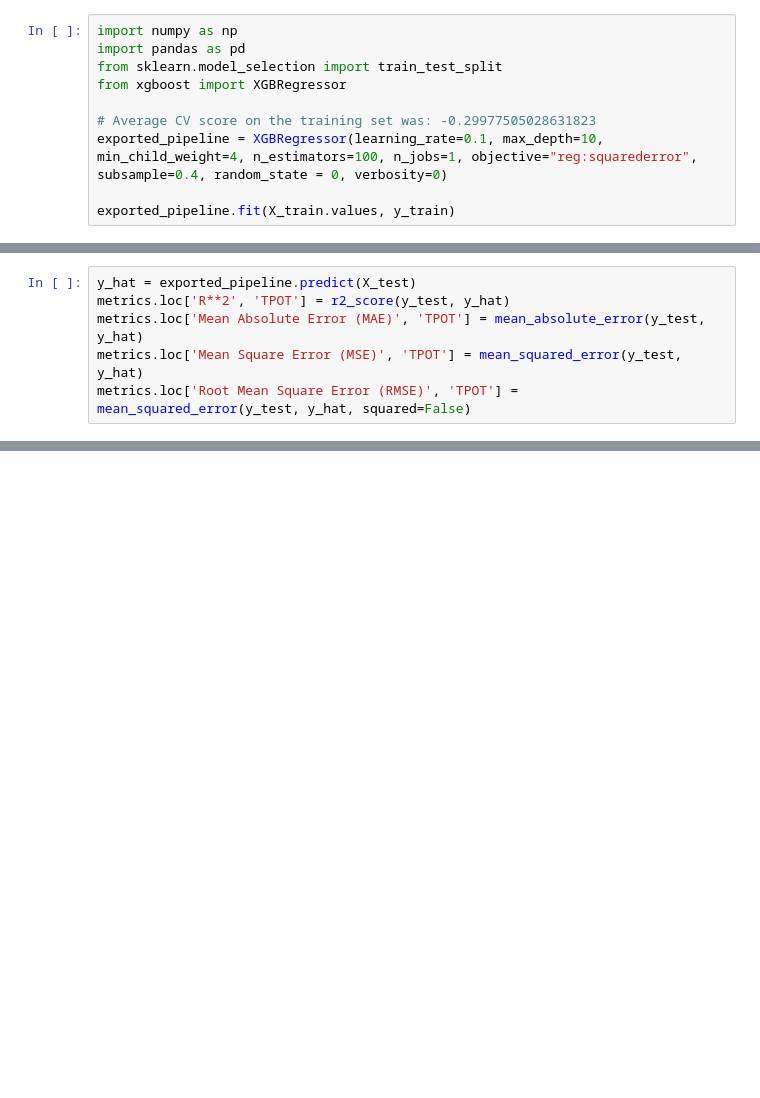
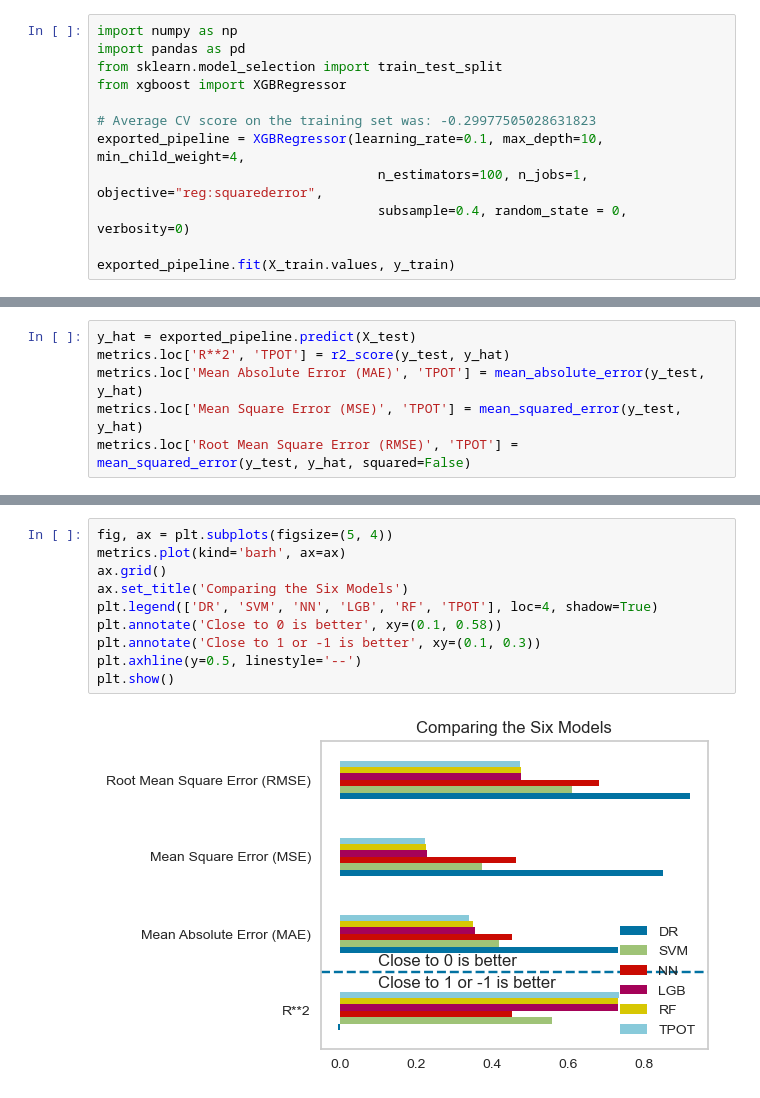
Before and after one commit to dmulysses/ml-regression-pkbhx, a Jupyter notebook: ml-regression-pkbhx.ipynb, the cells around one changed output, grey strips where cells are left out. Drawn from its saved outputs; the diff is of its cells as text; blank space fills up the shorter version.

```diff
--- a/ml-regression-pkbhx.ipynb
+++ b/ml-regression-pkbhx.ipynb
@@ -368,7 +368,9 @@ from sklearn.model_selection import train_test_split
 from xgboost import XGBRegressor
 
 # Average CV score on the training set was: -0.29977505028631823
-exported_pipeline = XGBRegressor(learning_rate=0.1, max_depth=10, min_child_weight=4, n_estimators=100, n_jobs=1, objective="reg:squarederror", subsample=0.4, random_state = 0, verbosity=0)
+exported_pipeline = XGBRegressor(learning_rate=0.1, max_depth=10, min_child_weight=4,
+                                    n_estimators=100, n_jobs=1, objective="reg:squarederror",
+                                    subsample=0.4, random_state = 0, verbosity=0)
 
 exported_pipeline.fit(X_train.values, y_train)
 # %% [output]
@@ -396,3 +398,15 @@ metrics
 | Mean Absolute Error (MAE) | 0.732584 | 0.417171 | 0.451477 | 0.354296 | 0.349605 | ... |
 | Mean Square Error (MSE) | 0.850519 | 0.373892 | 0.464069 | 0.227597 | 0.226955 | ... |
 | Root Mean Square Error (RMSE) | 0.922236 | 0.611467 | 0.681226 | 0.477071 | 0.476398 | ... |
+# %%
+fig, ax = plt.subplots(figsize=(5, 4))
+metrics.plot(kind='barh', ax=ax)
+ax.grid()
+ax.set_title('Comparing the Six Models')
+plt.legend(['DR', 'SVM', 'NN', 'LGB', 'RF', 'TPOT'], loc=4, shadow=True)
+plt.annotate('Close to 0 is better', xy=(0.1, 0.58))
+plt.annotate('Close to 1 or -1 is better', xy=(0.1, 0.3))
+plt.axhline(y=0.5, linestyle='--')
+plt.show()
+# %% [output]
+[figure, added]
```
Also changed, not shown: parts of 3 cells of this notebook.
